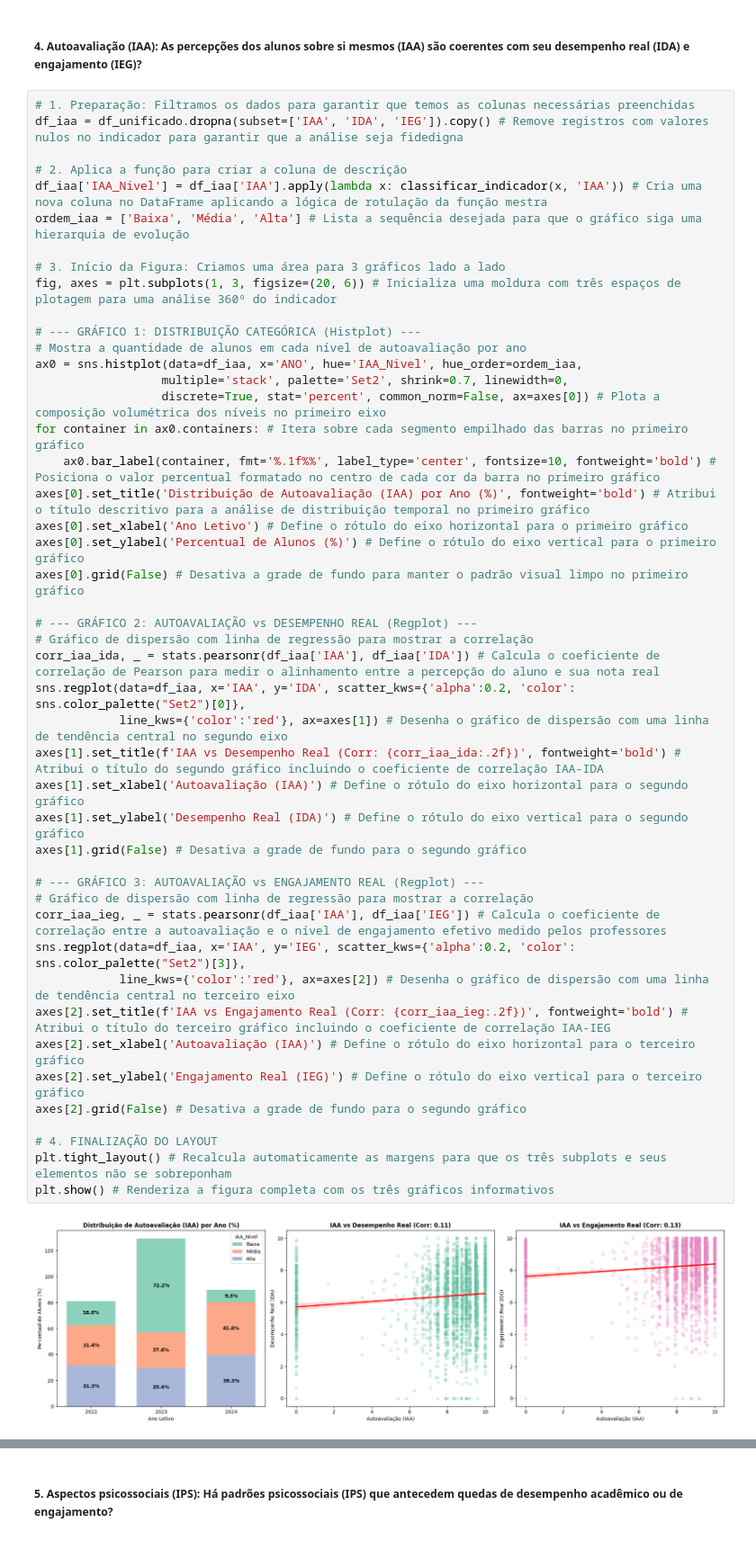
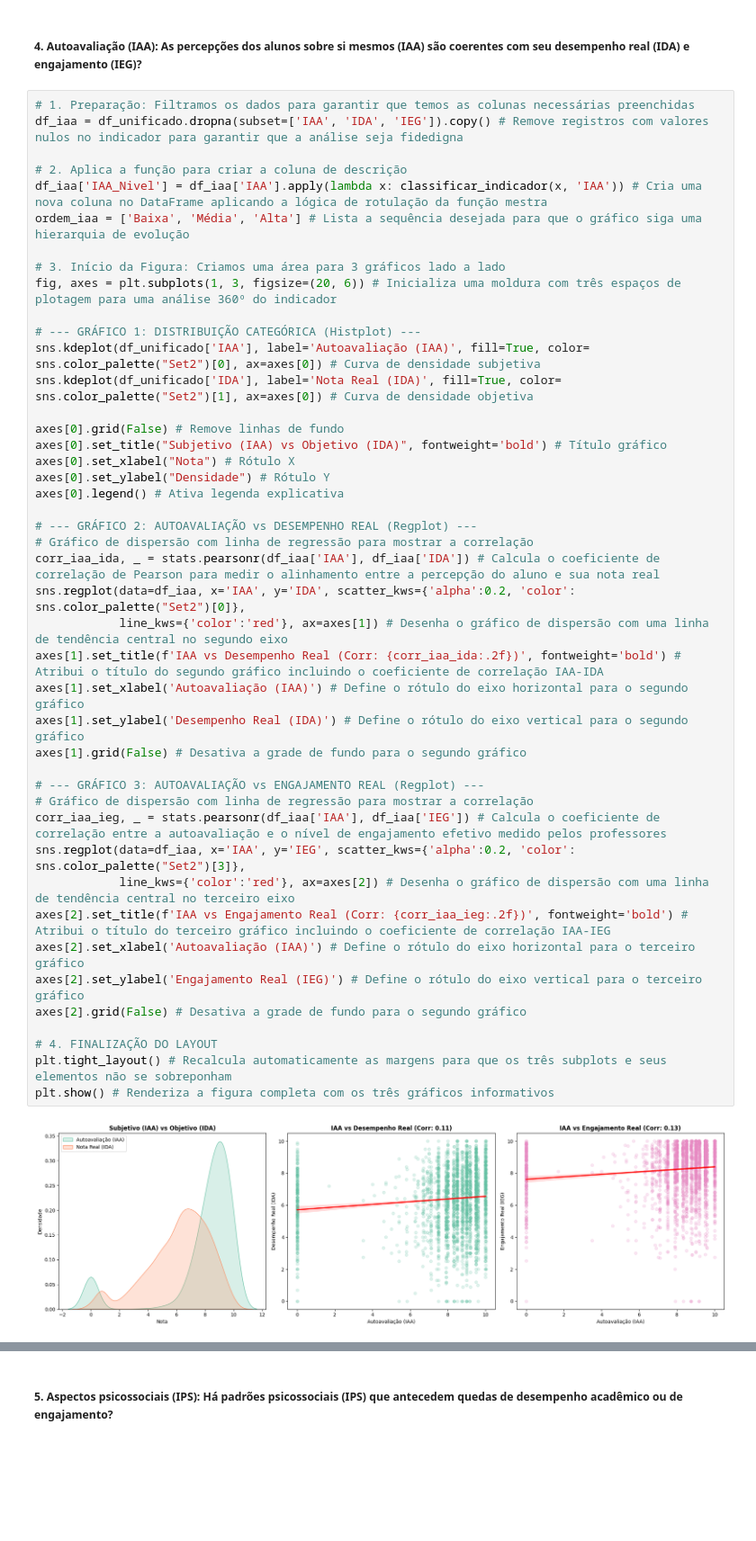
Before and after one commit to geoferreira1/fiap_tech_challenge_fase_5, a Jupyter notebook: fiap_tech_challenge_fase_5.ipynb, the cells around one changed output, grey strips where cells are left out. Shown at 90% size. Cells and saved outputs as stored; diff of their text form; blank space fills up the shorter version.

```diff
--- a/fiap_tech_challenge_fase_5.ipynb
+++ b/fiap_tech_challenge_fase_5.ipynb
@@ -790,42 +796,40 @@ ordem_iaa = ['Baixa', 'Média', 'Alta'] # Lista a sequência desejada para que o
 
 # 3. Início da Figura: Criamos uma área para 3 gráficos lado a lado
 fig, axes = plt.subplots(1, 3, figsize=(20, 6)) # Inicializa uma moldura com três espaços de plotagem para uma análise 360º do indicador
 
 # --- GRÁFICO 1: DISTRIBUIÇÃO CATEGÓRICA (Histplot) ---
-# Mostra a quantidade de alunos em cada nível de autoavaliação por ano
-ax0 = sns.histplot(data=df_iaa, x='ANO', hue='IAA_Nivel', hue_order=ordem_iaa,
-                  multiple='stack', palette='Set2', shrink=0.7, linewidth=0,
-                  discrete=True, stat='percent', common_norm=False, ax=axes[0]) # Plota a composição volumétrica dos níveis no primeiro eixo
-for container in ax0.containers: # Itera sobre cada segmento empilhado das barras no primeiro gráfico
-    ax0.bar_label(container, fmt='%.1f%%', label_type='center', fontsize=10, fontweight='bold') # Posiciona o valor percentual formatado no centro de cada cor da barra no primeiro gráfico
-axes[0].set_title('Distribuição de Autoavaliação (IAA) por Ano (%)', fontweight='bold') # Atribui o título descritivo para a análise de distribuição temporal no primeiro gráfico
-axes[0].set_xlabel('Ano Letivo') # Define o rótulo do eixo horizontal para o primeiro gráfico
-axes[0].set_ylabel('Percentual de Alunos (%)') # Define o rótulo do eixo vertical para o primeiro gráfico
-axes[0].grid(False) # Desativa a grade de fundo para manter o padrão visual limpo no primeiro gráfico
+sns.kdeplot(df_unificado['IAA'], label='Autoavaliação (IAA)', fill=True, color= sns.color_palette("Set2")[0], ax=axes[0]) # Curva de densidade subjetiva
+sns.kdeplot(df_unificado['IDA'], label='Nota Real (IDA)', fill=True, color= sns.color_palette("Set2")[1], ax=axes[0]) # Curva de densidade objetiva
+
+axes[0].grid(False) # Remove linhas de fundo
+axes[0].set_title("Subjetivo (IAA) vs Objetivo (IDA)", fontweight='bold') # Título gráfico
+axes[0].set_xlabel("Nota") # Rótulo X
+axes[0].set_ylabel("Densidade") # Rótulo Y
+axes[0].legend() # Ativa legenda explicativa
 
 # --- GRÁFICO 2: AUTOAVALIAÇÃO vs DESEMPENHO REAL (Regplot) ---
 # Gráfico de dispersão com linha de regressão para mostrar a correlação
 corr_iaa_ida, _ = stats.pearsonr(df_iaa['IAA'], df_iaa['IDA']) # Calcula o coeficiente de correlação de Pearson para medir o alinhamento entre a percepção do aluno e sua nota real
 sns.regplot(data=df_iaa, x='IAA', y='IDA', scatter_kws={'alpha':0.2, 'color': sns.color_palette("Set2")[0]},
             line_kws={'color':'red'}, ax=axes[1]) # Desenha o gráfico de dispersão com uma linha de tendência central no segundo eixo
 axes[1].set_title(f'IAA vs Desempenho Real (Corr: {corr_iaa_ida:.2f})', fontweight='bold') # Atribui o título do segundo gráfico incluindo o coeficiente de correlação IAA-IDA
 axes[1].set_xlabel('Autoavaliação (IAA)') # Define o rótulo do eixo horizontal para o segundo gráfico
 axes[1].set_ylabel('Desempenho Real (IDA)') # Define o rótulo do eixo vertical para o segundo gráfico
 axes[1].grid(False) # Desativa a grade de fundo para o segundo gráfico
 
 # --- GRÁFICO 3: AUTOAVALIAÇÃO vs ENGAJAMENTO REAL (Regplot) ---
 # Gráfico de dispersão com linha de regressão para mostrar a correlação
 corr_iaa_ieg, _ = stats.pearsonr(df_iaa['IAA'], df_iaa['IEG']) # Calcula o coeficiente de correlação entre a autoavaliação e o nível de engajamento efetivo medido pelos professores
 sns.regplot(data=df_iaa, x='IAA', y='IEG', scatter_kws={'alpha':0.2, 'color': sns.color_palette("Set2")[3]},
             line_kws={'color':'red'}, ax=axes[2]) # Desenha o gráfico de dispersão com uma linha de tendência central no terceiro eixo
 axes[2].set_title(f'IAA vs Engajamento Real (Corr: {corr_iaa_ieg:.2f})', fontweight='bold') # Atribui o título do terceiro gráfico incluindo o coeficiente de correlação IAA-IEG
 axes[2].set_xlabel('Autoavaliação (IAA)') # Define o rótulo do eixo horizontal para o terceiro gráfico
 axes[2].set_ylabel('Engajamento Real (IEG)') # Define o rótulo do eixo vertical para o terceiro gráfico
 axes[2].grid(False) # Desativa a grade de fundo para o segundo gráfico
 
 # 4. FINALIZAÇÃO DO LAYOUT
 plt.tight_layout() # Recalcula automaticamente as margens para que os três subplots e seus elementos não se sobreponham
 plt.show() # Renderiza a figura completa com os três gráficos informativos
 # %% [output]
-[figure, old version]
+[figure, new version]
 # %% [markdown]
```
Also changed, not shown: parts of 13 cells of this notebook, 4 other files.
